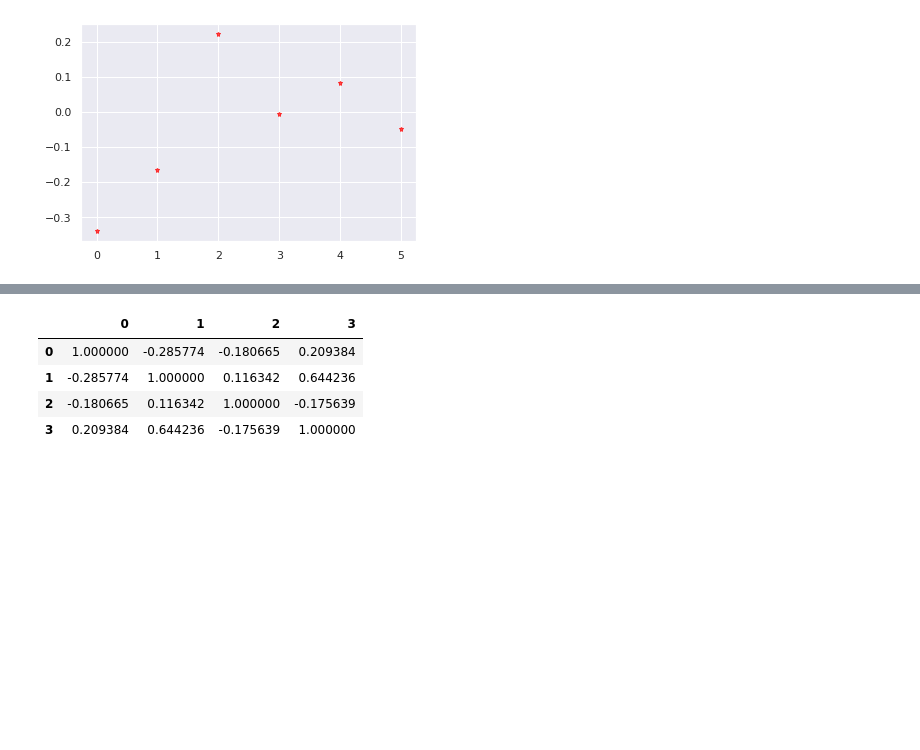
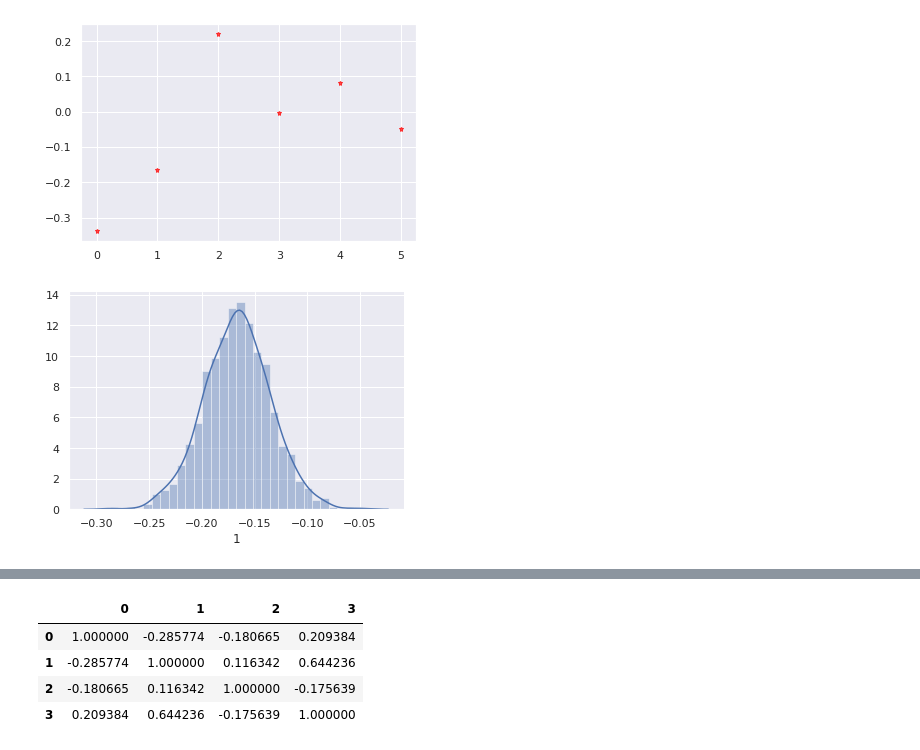
Before and after one commit to MamiyaA/FeatureFinder, a Jupyter notebook: LassoRegression_plus_LinearRegressionWithInteractions.ipynb, the cells around one changed output, grey strips where cells are left out. Cells and saved outputs as stored; diff of their text form; code cells hidden in the pictures; blank space fills up the shorter version.

```diff
--- a/LassoRegression_plus_LinearRegressionWithInteractions.ipynb
+++ b/LassoRegression_plus_LinearRegressionWithInteractions.ipynb
@@ -232,3 +228,8 @@ plt.plot(mean_linear_coef,alpha=0.7,linestyle='none',marker='*',markersize=5,col
 # %% [output]
 [<matplotlib.lines.Line2D at 0x...>]
 [figure]
+# %%
+sb.distplot(linear_coef_df.iloc[:,1])
+sb.despine()
+# %% [output]
+[figure, added]
```
Also changed, not shown: parts of 17 cells of this notebook, 3 other files.
